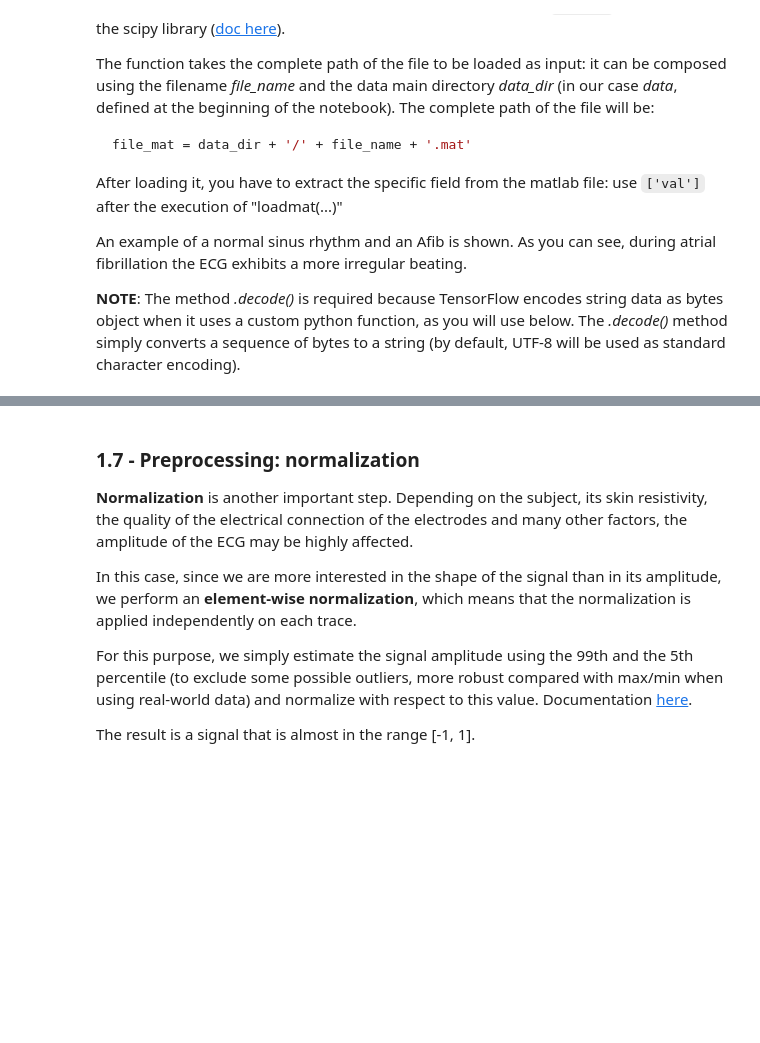
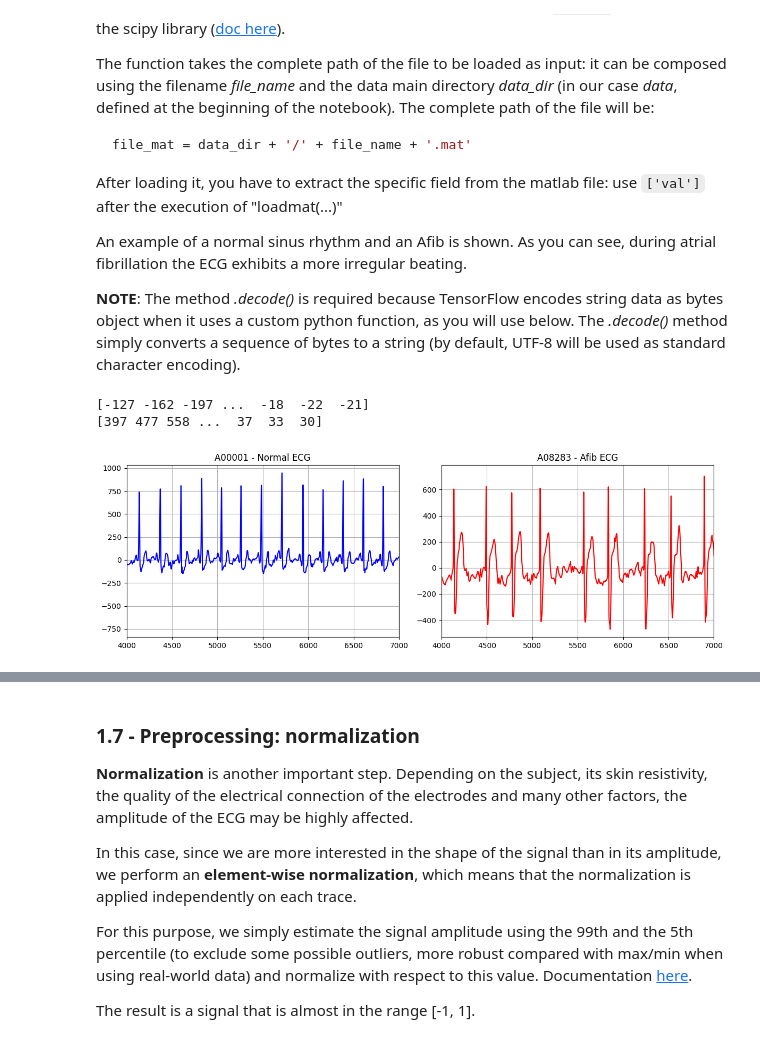
Before and after one commit to eZWALT/ML4HD-Machine-Learning-for-Human-Data, a Jupyter notebook: LAB/Lab_5/Recurrent_NN.ipynb, the cells around one changed output, grey strips where cells are left out. Cells and saved outputs as stored; diff of their text form; code cells hidden in the pictures; blank space fills up the shorter version.

```diff
--- a/LAB/Lab_5/Recurrent_NN.ipynb
+++ b/LAB/Lab_5/Recurrent_NN.ipynb
@@ -194,44 +223,43 @@ def load_data(file_name, data_dir):
     if isinstance(file_name, bytes):
         file_name = file_name.decode()
     # Load the ECG signal from the .mat file
-    ### START CODE HERE ### (2 lines)
-    file_mat = None
-    data = None
-    ### END CODE HERE ###
+    file_mat = data_dir + '/' + file_name + '.mat'
+    data = loadmat(file_mat)["val"]
     return data.squeeze()
 
 # Examples
 
 # Plot a Normal ECG
 file_name = 'A00001'
 data_dir = '/content/data/'
 
 # Call the function you defined above with the proper arguments (hint: we defined above the folder name as 'data_dir')
-### START CODE HERE ### (1 line)
-normal_data = None
-### END CODE HERE ###
+normal_data = load_data(file_name, data_dir)
+print(normal_data)
 
 # Plot an Afib ECG
 file_name_afib = 'A08283'
 
 # Call the function you define above with the proper arguments
-### START CODE HERE ### (1 line)
-afib_data = None
-### END CODE HERE ###
-
+afib_data = load_data(file_name_afib, data_dir)
+print(afib_data)
 fig, axes = plt.subplots(1, 2, figsize=(12, 4))
 # Normal ECG
 axes[0].plot(normal_data, color='b')
 axes[0].set_xlim([4000, 7000])
 axes[0].set_title(f'{file_name} - Normal ECG')
 
 # Afib ECG
 axes[1].plot(afib_data, color='r')
 axes[1].set_xlim([4000, 7000])
 axes[1].set_title(f'{file_name_afib} - Afib ECG')
 
 plt.tight_layout()
 plt.show()
+# %% [output]
+[-127 -162 -197 ...  -18  -22  -21]
+[397 477 558 ...  37  33  30]
+[figure, added]
 # %% [markdown]
 ### 1.6 - Preprocessing: baseline wander removal
 **Baseline wander** is a low-frequency artifact in the ECG that arises from several factors, such as breathing, electrically charged electrodes, or subject movement. In the ECG signal, it can be seen as a low-frequency trend, which is not related to the heart activity and should be removed.
```
Also changed, not shown: parts of 22 cells of this notebook, 17 other files.
